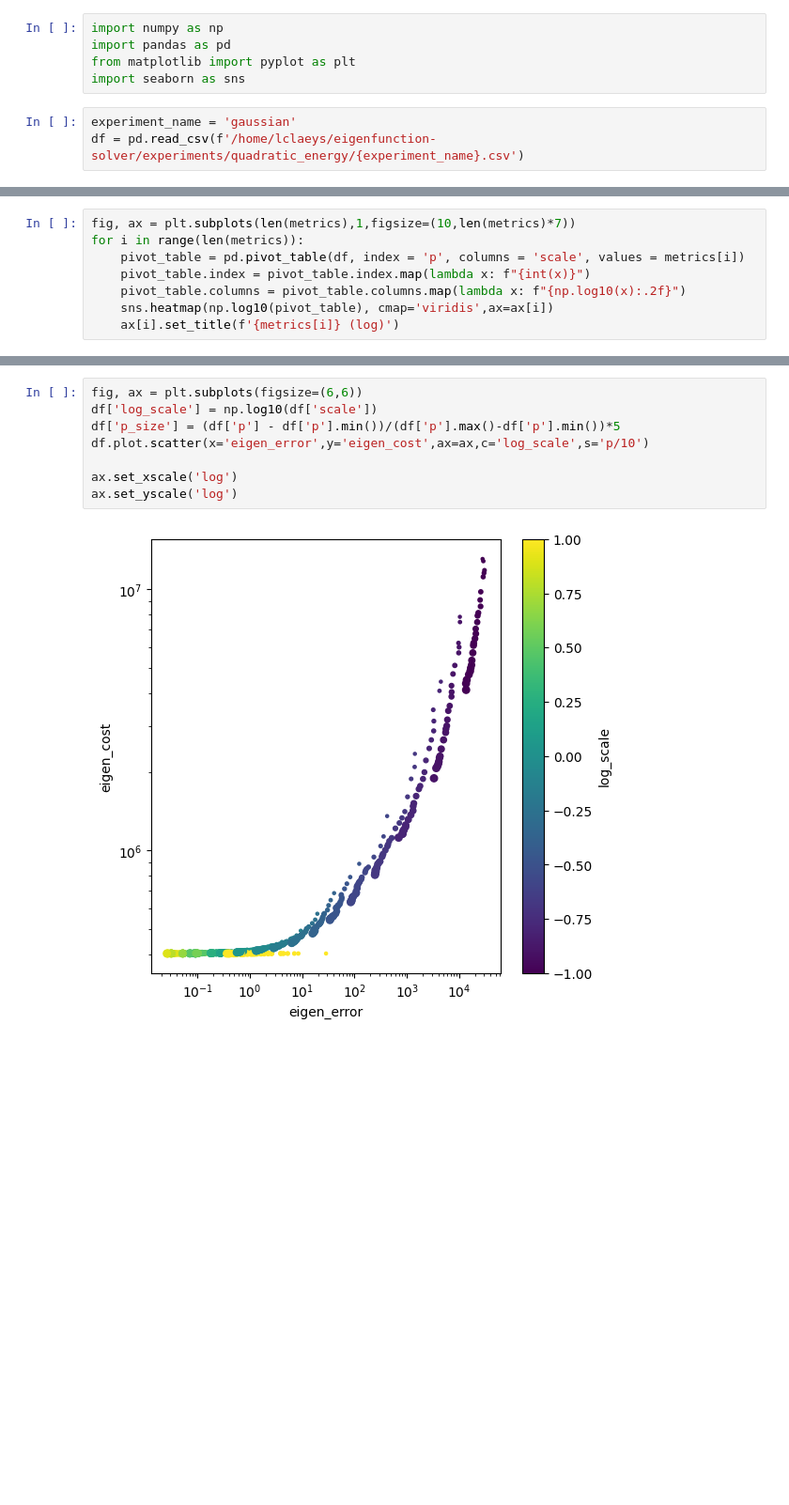
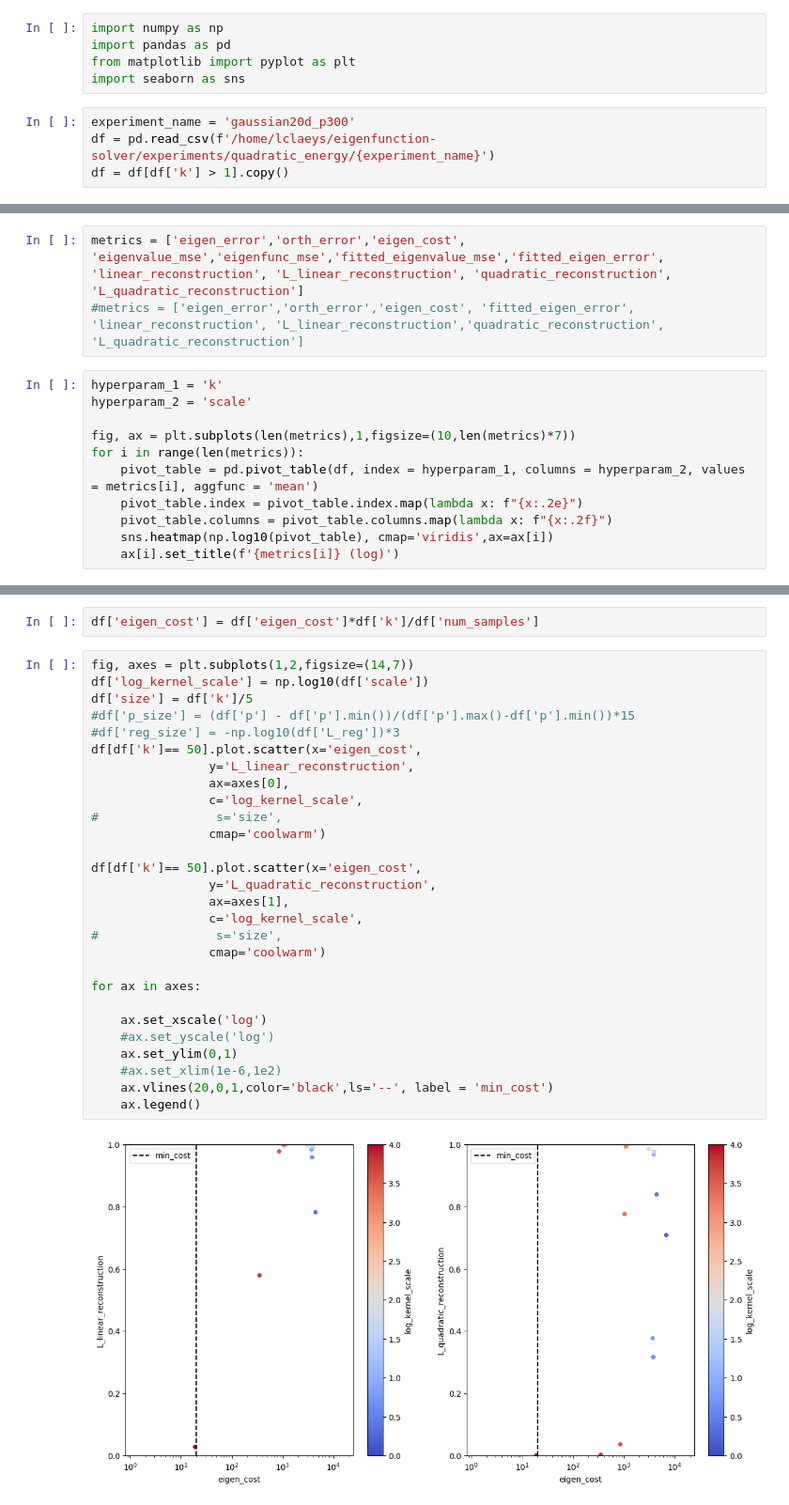
Before and after one commit to lclaeys/eigenfunction-solver, a Jupyter notebook: notebooks/experiment_viewer.ipynb, the cells around one changed output, grey strips where cells are left out. Shown at 94% size. Cells and saved outputs as stored; diff of their text form; blank space fills up the shorter version.

```diff
--- a/notebooks/experiment_viewer.ipynb
+++ b/notebooks/experiment_viewer.ipynb
@@ -4,5 +4,6 @@ import pandas as pd
 from matplotlib import pyplot as plt
 import seaborn as sns
 # %%
-experiment_name = 'gaussian'
-df = pd.read_csv(f'/home/lclaeys/eigenfunction-solver/experiments/quadratic_energy/{experiment_name}.csv')
+experiment_name = 'gaussian20d_p300'
+df = pd.read_csv(f'/home/lclaeys/eigenfunction-solver/experiments/quadratic_energy/{experiment_name}')
+df = df[df['k'] > 1].copy()
@@ -11,9 +19,15 @@ metrics = ['eigen_error','orth_error','eigen_cost', 'eigenvalue_mse','eigenfunc_
+# %%
+metrics = ['eigen_error','orth_error','eigen_cost', 'eigenvalue_mse','eigenfunc_mse','fitted_eigenvalue_mse','fitted_eigen_error', 'linear_reconstruction', 'L_linear_reconstruction', 'quadratic_reconstruction', 'L_quadratic_reconstruction']
+#metrics = ['eigen_error','orth_error','eigen_cost', 'fitted_eigen_error', 'linear_reconstruction', 'L_linear_reconstruction','quadratic_reconstruction', 'L_quadratic_reconstruction']
 # %%
+hyperparam_1 = 'k'
+hyperparam_2 = 'scale'
+
 fig, ax = plt.subplots(len(metrics),1,figsize=(10,len(metrics)*7))
 for i in range(len(metrics)):
-    pivot_table = pd.pivot_table(df, index = 'p', columns = 'scale', values = metrics[i])
-    pivot_table.index = pivot_table.index.map(lambda x: f"{int(x)}")
-    pivot_table.columns = pivot_table.columns.map(lambda x: f"{np.log10(x):.2f}")
+    pivot_table = pd.pivot_table(df, index = hyperparam_1, columns = hyperparam_2, values = metrics[i], aggfunc = 'mean')
+    pivot_table.index = pivot_table.index.map(lambda x: f"{x:.2e}")
+    pivot_table.columns = pivot_table.columns.map(lambda x: f"{x:.2f}")
     sns.heatmap(np.log10(pivot_table), cmap='viridis',ax=ax[i])
     ax[i].set_title(f'{metrics[i]} (log)')
 # %% [output]
@@ -32,10 +79,32 @@ plt.show()
+# %%
+df['eigen_cost'] = df['eigen_cost']*df['k']/df['num_samples']
 # %%
-fig, ax = plt.subplots(figsize=(6,6))
-df['log_scale'] = np.log10(df['scale'])
-df['p_size'] = (df['p'] - df['p'].min())/(df['p'].max()-df['p'].min())*5
-df.plot.scatter(x='eigen_error',y='eigen_cost',ax=ax,c='log_scale',s='p/10')
+fig, axes = plt.subplots(1,2,figsize=(14,7))
+df['log_kernel_scale'] = np.log10(df['scale'])
+df['size'] = df['k']/5
+#df['p_size'] = (df['p'] - df['p'].min())/(df['p'].max()-df['p'].min())*15
+#df['reg_size'] = -np.log10(df['L_reg'])*3
+df[df['k']== 50].plot.scatter(x='eigen_cost',
+                y='L_linear_reconstruction',
+                ax=axes[0],
+                c='log_kernel_scale',
+#                s='size',
+                cmap='coolwarm')
 
-ax.set_xscale('log')
-ax.set_yscale('log')
+df[df['k']== 50].plot.scatter(x='eigen_cost',
+                y='L_quadratic_reconstruction',
+                ax=axes[1],
+                c='log_kernel_scale',
+#                s='size',
+                cmap='coolwarm')
+
+for ax in axes:
+
+    ax.set_xscale('log')
+    #ax.set_yscale('log')
+    ax.set_ylim(0,1)
+    #ax.set_xlim(1e-6,1e2)
+    ax.vlines(20,0,1,color='black',ls='--', label = 'min_cost')
+    ax.legend()
 # %% [output]
-[figure, old version]
+[figure, new version]
```
Also changed, not shown: parts of 25 cells of this notebook, 13 other files.
